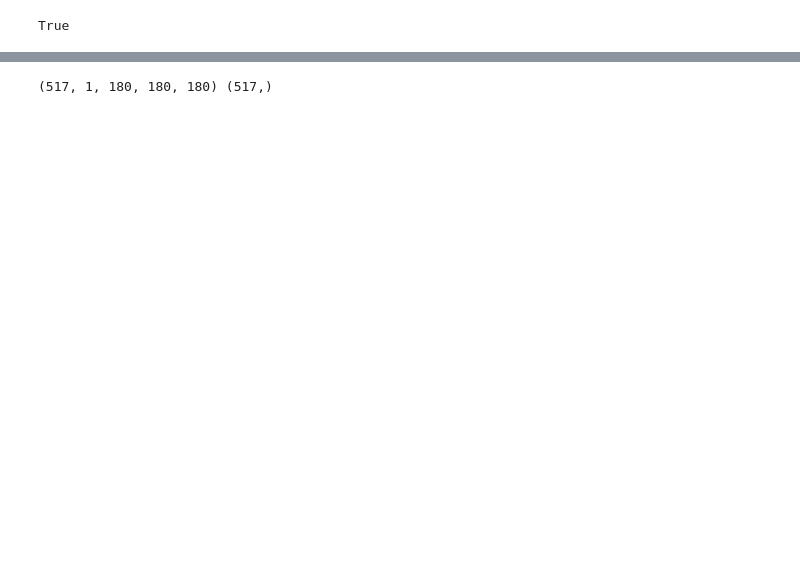
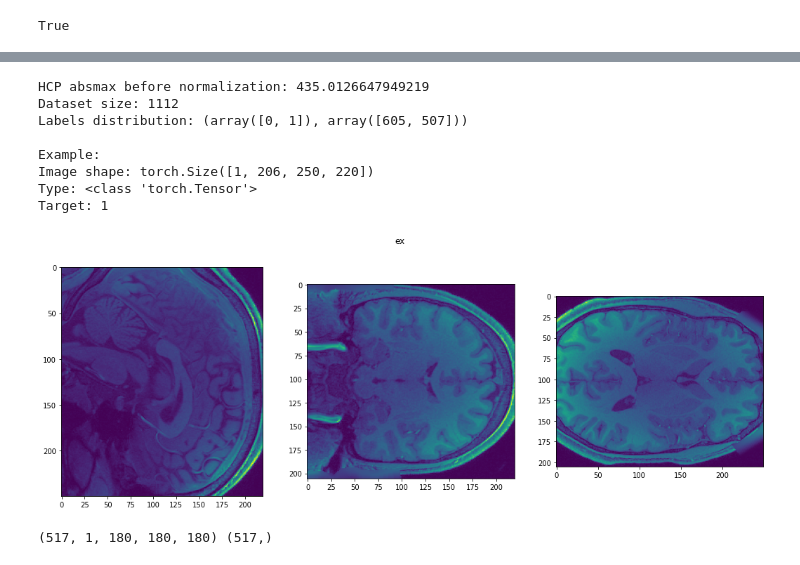
Before and after one commit to PolinaDruzhinina/CrystalNeuroimaging, a Jupyter notebook: 3DCNN.ipynb, the cells around one changed output, grey strips where cells are left out. Cells and saved outputs as stored; diff of their text form; code cells hidden in the pictures; blank space fills up the shorter version.

```diff
--- a/3DCNN.ipynb
+++ b/3DCNN.ipynb
@@ -150 +201,56 @@ data-20201014T170006Z-009.zip
+# %%
+PATH_TO_MRI = '/home/datasets/HCP_T1'
+data_dir = pathlib.Path('/home/datasets/adni')
+behavioral_path = os.path.join(data_dir / 'unrestricted_hcp_freesurfer.csv')
+hcp_type = 'MPR1'
+# %%
+def get_absmax(dataset):
+    absmax = 0.
+    for (img, target) in dataset:
+        img = torch.FloatTensor(img).to(device)
+        absmax = max(absmax, img.abs().max().item())
+        del img, target
+    return absmax
+
+def AbsMaxScale(img, absmax):
+    return img / absmax
+# %%
+hcp_dataset = HCP_MRI(
+    paths= PATH_TO_MRI,
+    target_path= behavioral_path,
+    load_online=True,
+    hcp_type = hcp_type,
+    coord_min=(25,30,50),
+    img_shape=(206, 250, 220)
+)
+hcp_absmax = 435.0126647949219 # get_absmax(la5_dataset)
+hcp_dataset.transform = functools.partial(AbsMaxScale, absmax=hcp_absmax)
+
+transform = Compose([
+#     BrightnessContrast(),
+#     GaussNoise(),
+#     Rotate(),
+    ToTensor(),
+])
+hcp_dataset.transform = transform
+print("HCP absmax before normalization: {}".format(hcp_absmax))
+print("Dataset size: {}".format(len(hcp_dataset)))
+print("Labels distribution: {}\n".format(np.unique(hcp_dataset.labels, return_counts=True)))
+
+print("Example:")
+img, target = hcp_dataset[0]
+print("Image shape: {}".format(img.shape))
+print("Type: {}".format(type(img)))
+print("Target: {}".format(target))
+plot_central_cuts(img, title="ex", t = None)
+# %% [output]
+HCP absmax before normalization: 435.0126647949219
+Dataset size: 1112
+Labels distribution: (array([0, 1]), array([605, 507]))
+
+Example:
+Image shape: torch.Size([1, 206, 250, 220])
+Type: <class 'torch.Tensor'>
+Target: 1
+[figure, added]
 # %%
```
Also changed, not shown: parts of 48 cells of this notebook.
